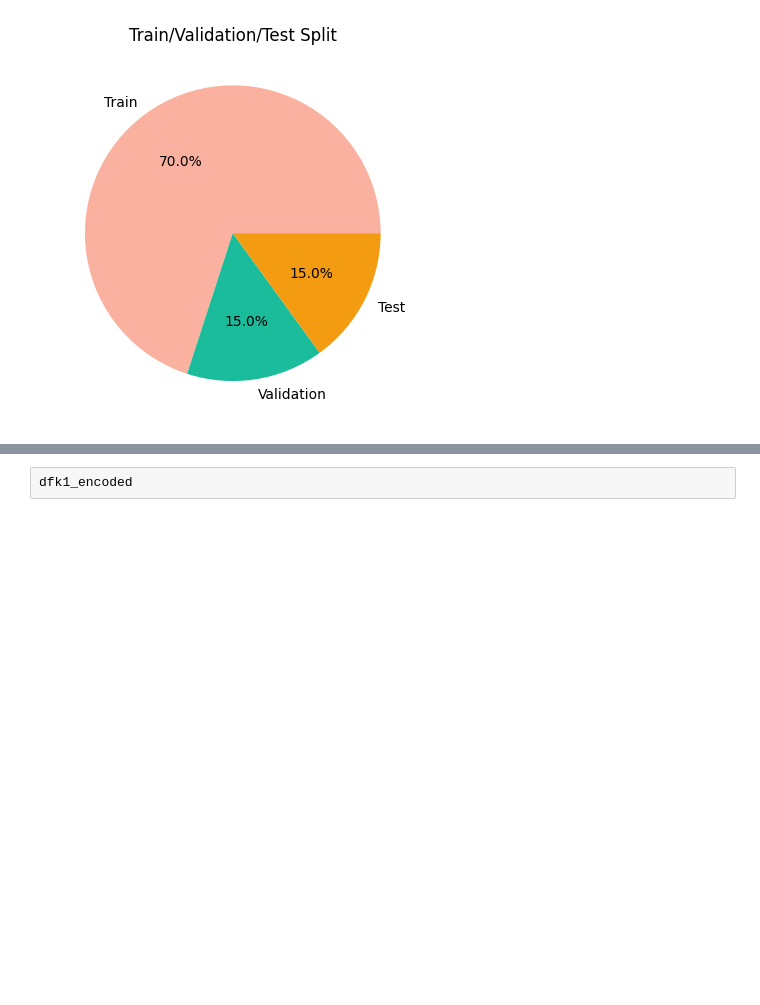
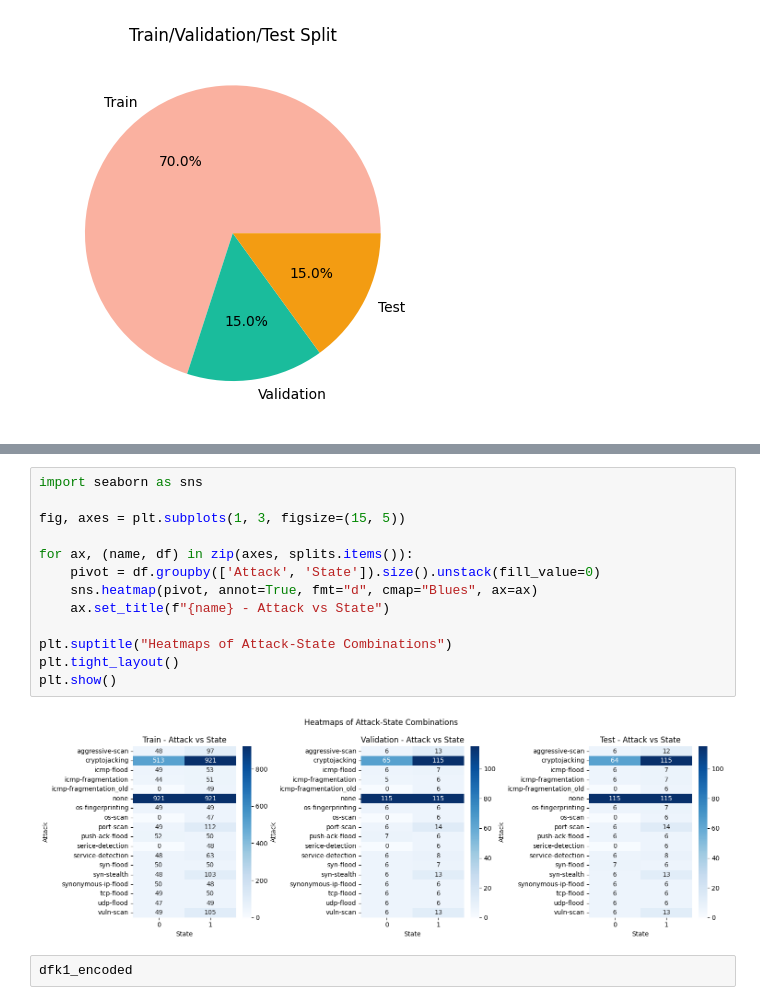
Before and after one commit to Sameer-Tahir/Project_DS, a Jupyter notebook: Data_Analysis/TTV_Split/Data_Split_TTV.ipynb, the cells around one changed output, grey strips where cells are left out. Drawn from its saved outputs; the diff is of its cells as text; blank space fills up the shorter version.

```diff
--- a/Data_Analysis/TTV_Split/Data_Split_TTV.ipynb
+++ b/Data_Analysis/TTV_Split/Data_Split_TTV.ipynb
@@ -123,3 +183,18 @@ plt.show()
+# %%
+import seaborn as sns
+
+fig, axes = plt.subplots(1, 3, figsize=(15, 5))
+
+for ax, (name, df) in zip(axes, splits.items()):
+    pivot = df.groupby(['Attack', 'State']).size().unstack(fill_value=0)
+    sns.heatmap(pivot, annot=True, fmt="d", cmap="Blues", ax=ax)
+    ax.set_title(f"{name} - Attack vs State")
+
+plt.suptitle("Heatmaps of Attack-State Combinations")
+plt.tight_layout()
+plt.show()
+# %% [output]
+[figure, added]
 # %%
 dfk1_encoded
 # %% [output]
```
Also changed, not shown: parts of 4 cells of this notebook.
